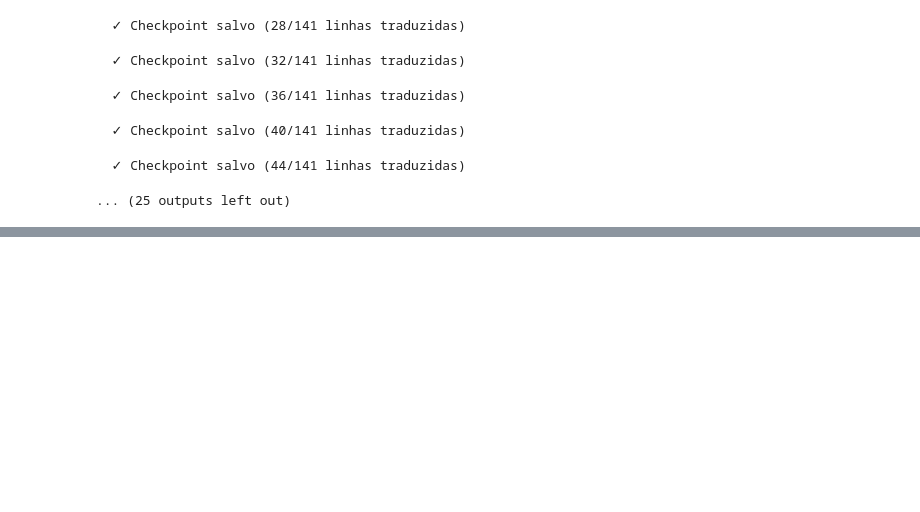
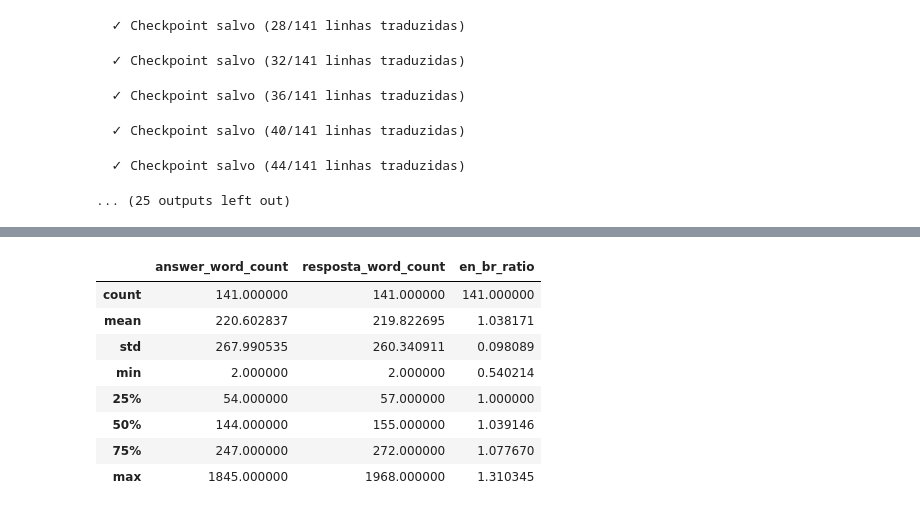
Before and after one commit to leanseefeld/8iadt-tc-fase3-assistente-medico, a Jupyter notebook: llm/fine-tuning/data-prep.ipynb, the cells around one changed output, grey strips where cells are left out. Drawn from its saved outputs; the diff is of its cells as text; code cells hidden in the pictures; blank space fills up the shorter version.

```diff
--- a/llm/fine-tuning/data-prep.ipynb
+++ b/llm/fine-tuning/data-prep.ipynb
@@ -538,0 +570,34 @@ Em outro caso, para a pergunta "How to prevent Shingles ?", a resposta original
+# %%
+from IPython.display import display, HTML
+
+df_analise_traducao = df_traduzido.copy()
+
+word_counts = df_traduzido.apply(
+    lambda row: pd.Series({
+        'answer_word_count': len(str(row['Answer']).split()),
+        'resposta_word_count': len(str(row['Resposta_BR']).split()),
+        'en_br_ratio': len(str(row['Resposta_BR']).split()) / len(str(row['Answer']).split())
+    }), axis=1
+)
+df_analise_traducao[['answer_word_count', 'resposta_word_count', 'en_br_ratio']] = word_counts
+
+# Seleciona 5 respostas mais longas e 5 mais curtas
+mais_longas = df_analise_traducao.nlargest(15, 'answer_word_count')
+mais_curtas = df_analise_traducao.nsmallest(5, 'answer_word_count')
+
+display(HTML("""
+<style>
+    table.dataframe td, table.dataframe th {
+        vertical-align: top;
+    }
+</style>
+"""))
+
+with pd.option_context("display.max_colwidth", None, "display.max_rows", 20):
+    # Exibe as 15 com mais palavras
+    print("15 respostas mais LONGAS:")
+    display(mais_longas[['Question', 'Pergunta_BR', 'answer_word_count', 'resposta_word_count', 'en_br_ratio', 'Resposta_BR', 'Answer']])
+
+    # Exibe as 5 com menos palavras
+    print("\n5 respostas MAIS CURTAS:")
+    display(mais_curtas[['Question', 'Pergunta_BR', 'answer_word_count', 'resposta_word_count', 'en_br_ratio', 'Resposta_BR', 'Answer']])
@@ -538,0 +629,12 @@ Em outro caso, para a pergunta "How to prevent Shingles ?", a resposta original
+# %%
+df_analise_traducao[['answer_word_count', 'resposta_word_count', 'en_br_ratio']].describe()
+# %% [output]
+|  | answer_word_count | resposta_word_count | en_br_ratio |
+| count | 141.000000 | 141.000000 | 141.000000 |
+| mean | 220.602837 | 219.822695 | 1.038171 |
+| std | 267.990535 | 260.340911 | 0.098089 |
+| min | 2.000000 | 2.000000 | 0.540214 |
+| 25% | 54.000000 | 57.000000 | 1.000000 |
+| 50% | 144.000000 | 155.000000 | 1.039146 |
+| 75% | 247.000000 | 272.000000 | 1.077670 |
+| max | 1845.000000 | 1968.000000 | 1.310345 |
```
Also changed, not shown: parts of 17 cells of this notebook, 2 other files.
